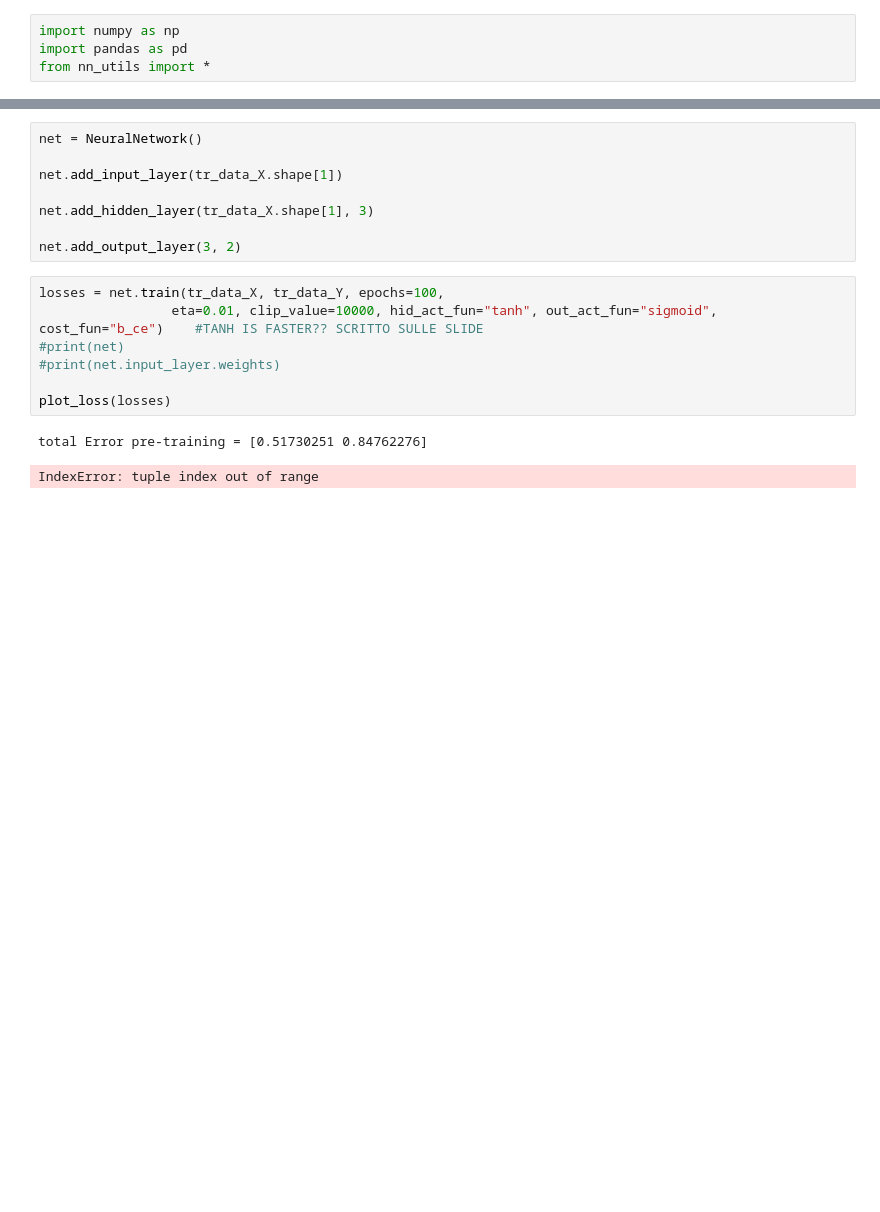
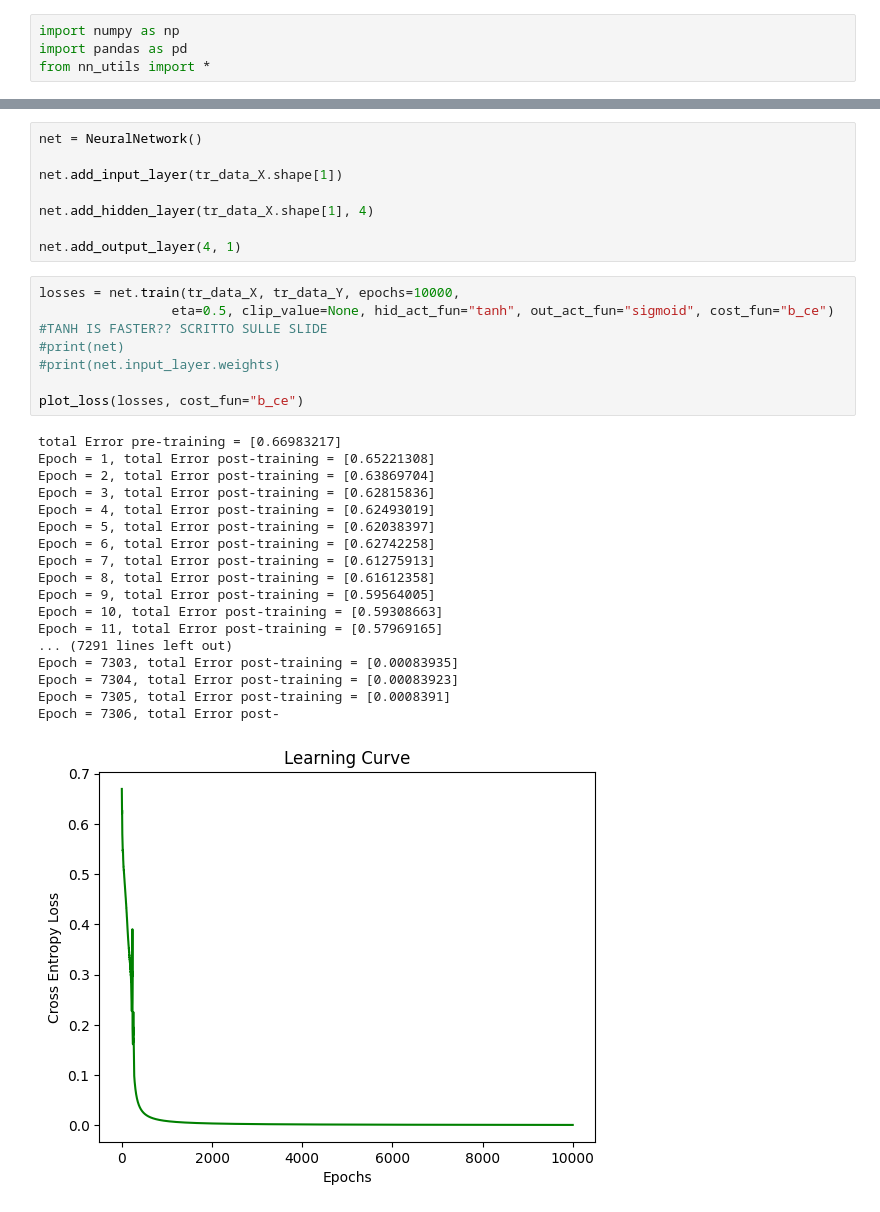
Before and after one commit to Nsivaa/ML, a Jupyter notebook: project/MONK_notebook.ipynb, the cells around one changed output, grey strips where cells are left out. Cells and saved outputs as stored; diff of their text form; blank space fills up the shorter version.

```diff
--- a/project/MONK_notebook.ipynb
+++ b/project/MONK_notebook.ipynb
@@ -38,16 +38,32 @@ net = NeuralNetwork()
 
 net.add_input_layer(tr_data_X.shape[1])
 
-net.add_hidden_layer(tr_data_X.shape[1], 3)
+net.add_hidden_layer(tr_data_X.shape[1], 4)
 
-net.add_output_layer(3, 2)
+net.add_output_layer(4, 1)
 # %%
-losses = net.train(tr_data_X, tr_data_Y, epochs=100,
-                 eta=0.01, clip_value=10000, hid_act_fun="tanh", out_act_fun="sigmoid", cost_fun="b_ce")    #TANH IS FASTER?? SCRITTO SULLE SLIDE
+losses = net.train(tr_data_X, tr_data_Y, epochs=10000,
+                 eta=0.5, clip_value=None, hid_act_fun="tanh", out_act_fun="sigmoid", cost_fun="b_ce")    #TANH IS FASTER?? SCRITTO SULLE SLIDE
 #print(net)
 #print(net.input_layer.weights)
 
-plot_loss(losses)
+plot_loss(losses, cost_fun="b_ce")
 # %% [output]
-total Error pre-training = [0.51730251 0.84762276]
+total Error pre-training = [0.66983217]
+Epoch = 1, total Error post-training = [0.65221308]
+Epoch = 2, total Error post-training = [0.63869704]
+Epoch = 3, total Error post-training = [0.62815836]
+Epoch = 4, total Error post-training = [0.62493019]
+Epoch = 5, total Error post-training = [0.62038397]
+Epoch = 6, total Error post-training = [0.62742258]
+Epoch = 7, total Error post-training = [0.61275913]
+Epoch = 8, total Error post-training = [0.61612358]
+Epoch = 9, total Error post-training = [0.59564005]
+Epoch = 10, total Error post-training = [0.59308663]
+Epoch = 11, total Error post-training = [0.57969165]
+... (7291 lines left out)
+Epoch = 7303, total Error post-training = [0.00083935]
+Epoch = 7304, total Error post-training = [0.00083923]
+Epoch = 7305, total Error post-training = [0.0008391]
+Epoch = 7306, total Error post-
-IndexError: tuple index out of range
+[figure, added]
```
Also changed, not shown: parts of 1 cell of this notebook, 1 other file.
